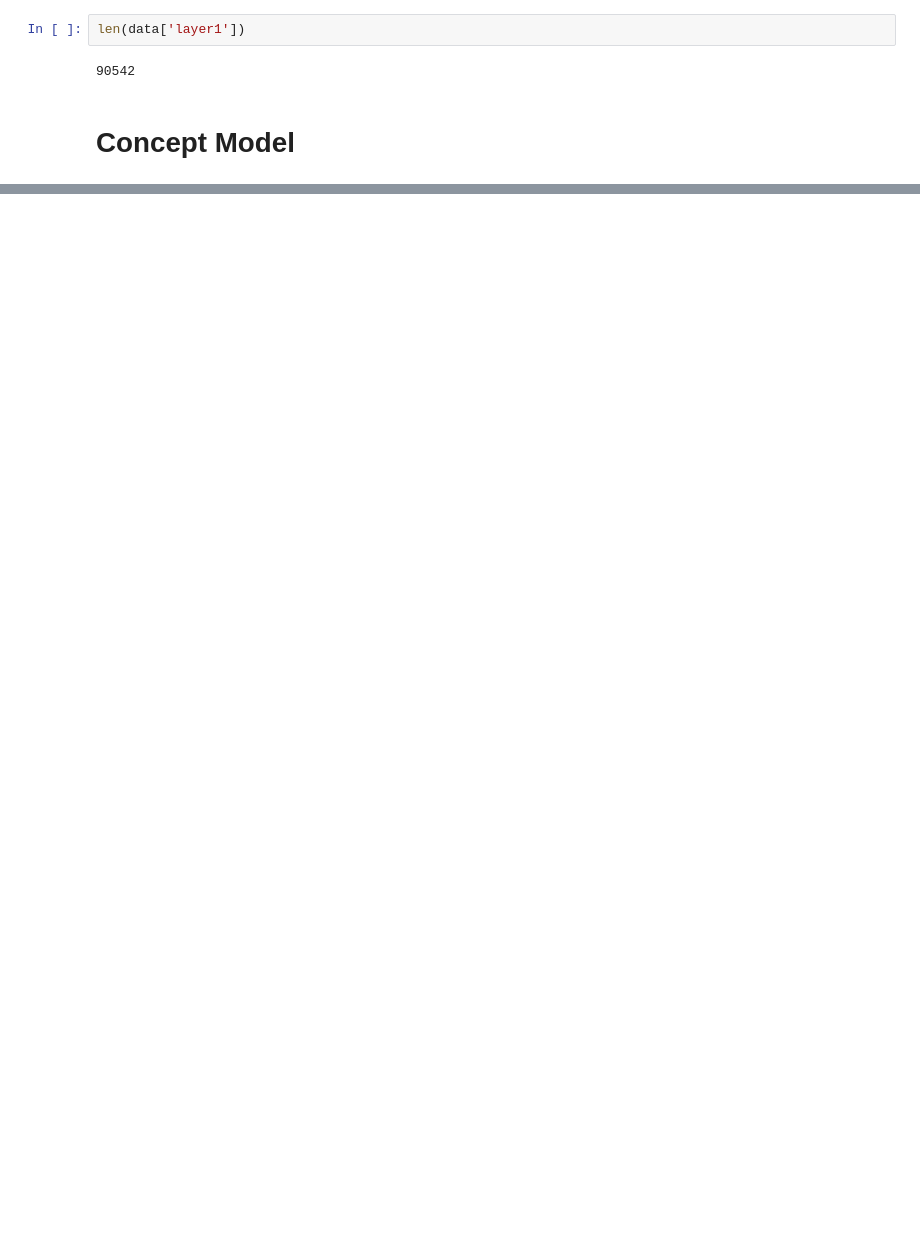
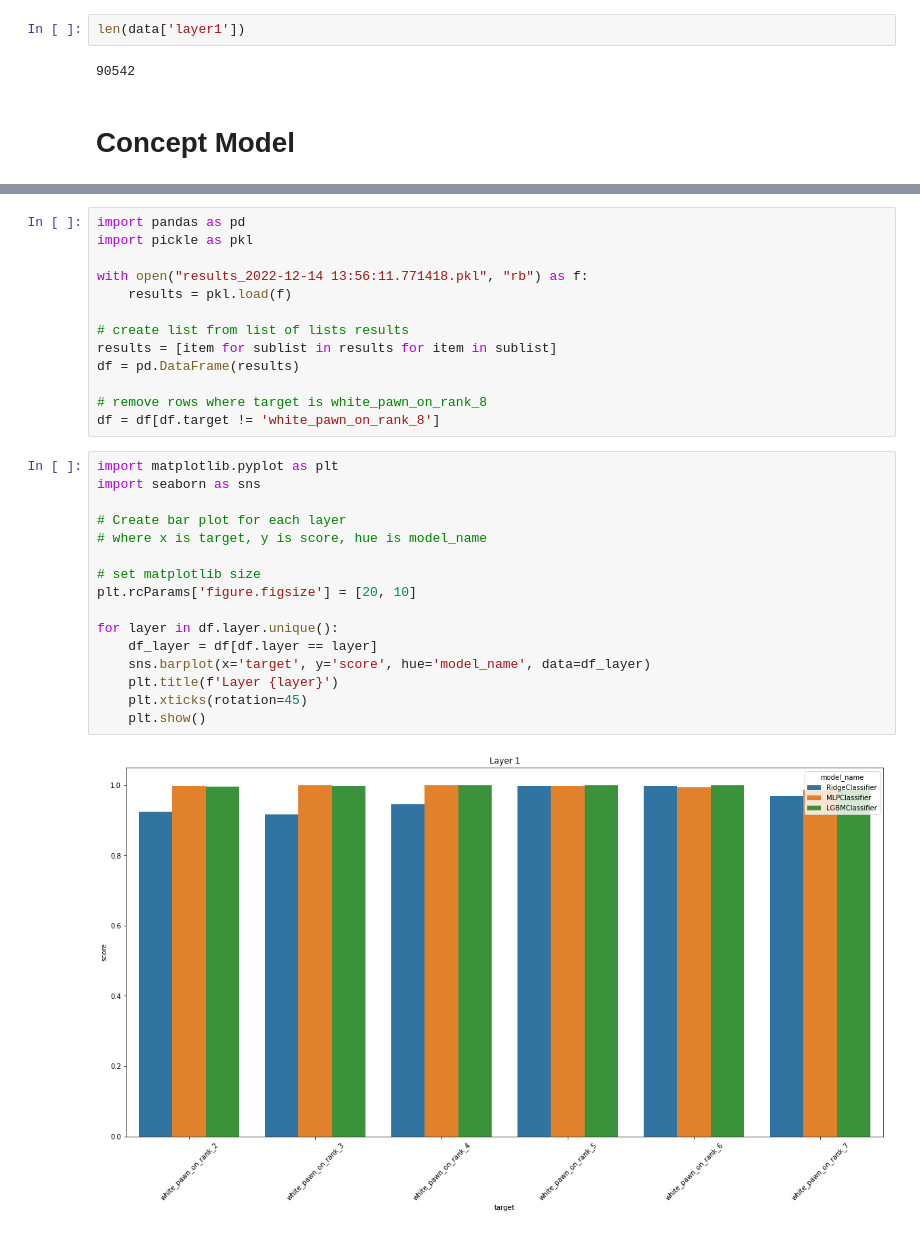
Before and after one commit to adalsteinnpals/stockfish_explain, a Jupyter notebook: stockfish_explain/experiments/probing_nnue/tests.ipynb, the cells around one changed output, grey strips where cells are left out. Saved outputs shown, nothing was run; the diff lists cells and outputs as text; blank space fills up the shorter version.

```diff
--- a/stockfish_explain/experiments/probing_nnue/tests.ipynb
+++ b/stockfish_explain/experiments/probing_nnue/tests.ipynb
@@ -254,0 +355,31 @@ Text(0, 0.5, 'Score')
+# %%
+import pandas as pd
+import pickle as pkl
+
+with open("results_2022-12-14 13:56:11.771418.pkl", "rb") as f:
+    results = pkl.load(f)
+
+# create list from list of lists results
+results = [item for sublist in results for item in sublist]
+df = pd.DataFrame(results)
+
+# remove rows where target is white_pawn_on_rank_8
+df = df[df.target != 'white_pawn_on_rank_8']
+# %%
+import matplotlib.pyplot as plt
+import seaborn as sns
+
+# Create bar plot for each layer
+# where x is target, y is score, hue is model_name
+
+# set matplotlib size
+plt.rcParams['figure.figsize'] = [20, 10]
+
+for layer in df.layer.unique():
+    df_layer = df[df.layer == layer]
+    sns.barplot(x='target', y='score', hue='model_name', data=df_layer)
+    plt.title(f'Layer {layer}')
+    plt.xticks(rotation=45)
+    plt.show()
+# %% [output]
+[figure, added]
```
Also changed, not shown: parts of 26 cells of this notebook, 16 other files.
